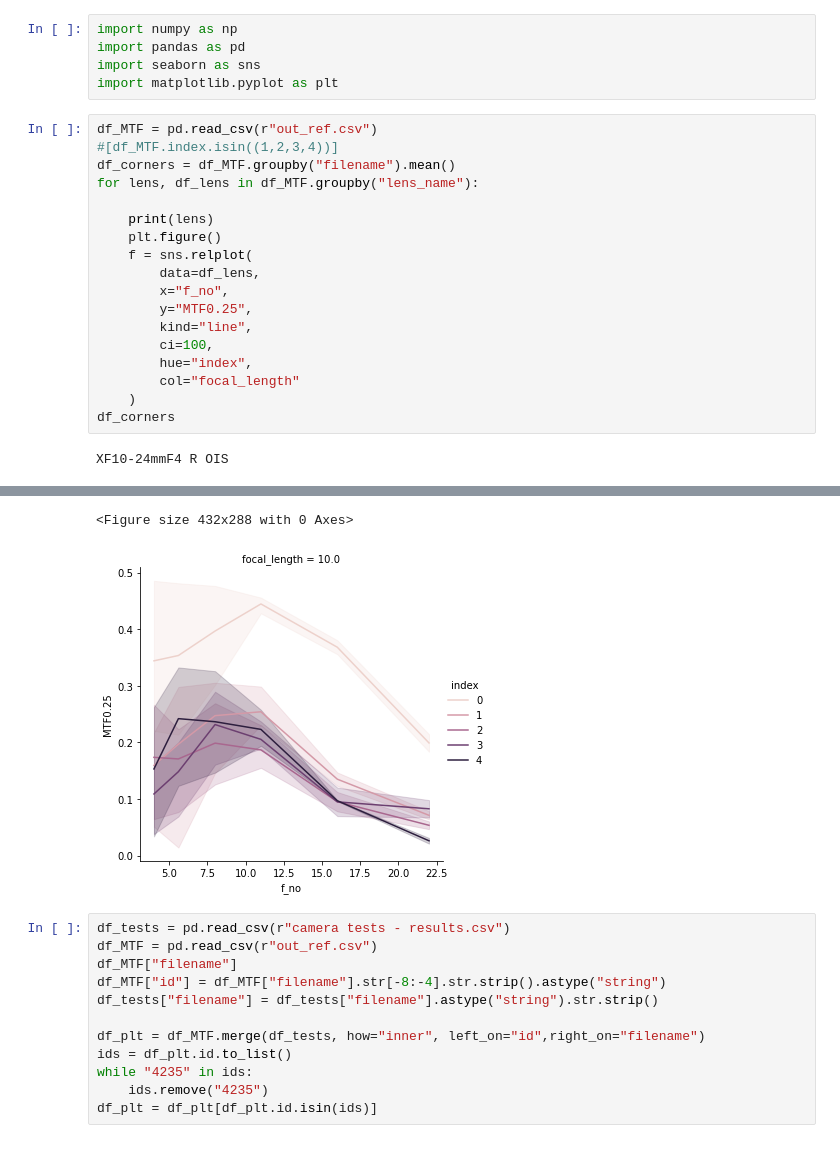
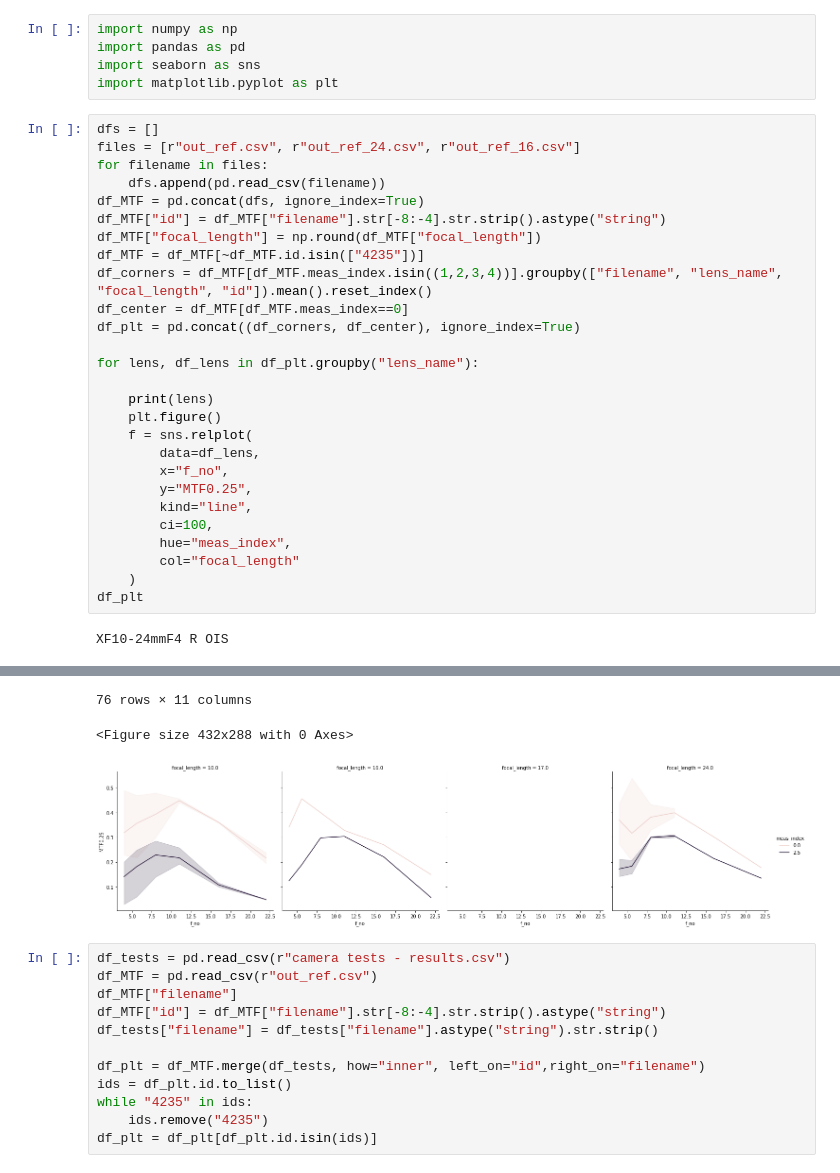
Before and after one commit to radbudgie/lensMTF, a Jupyter notebook: plot results.ipynb, the cells around one changed output, grey strips where cells are left out. Saved outputs shown, nothing was run; the diff lists cells and outputs as text.

```diff
--- a/plot results.ipynb
+++ b/plot results.ipynb
@@ -4,10 +4,19 @@ import pandas as pd
 import seaborn as sns
 import matplotlib.pyplot as plt
 # %%
-df_MTF = pd.read_csv(r"out_ref.csv")
-#[df_MTF.index.isin((1,2,3,4))]
-df_corners = df_MTF.groupby("filename").mean()
-for lens, df_lens in df_MTF.groupby("lens_name"):
+dfs = []
+files = [r"out_ref.csv", r"out_ref_24.csv", r"out_ref_16.csv"]
+for filename in files:
+    dfs.append(pd.read_csv(filename))
+df_MTF = pd.concat(dfs, ignore_index=True)
+df_MTF["id"] = df_MTF["filename"].str[-8:-4].str.strip().astype("string")
+df_MTF["focal_length"] = np.round(df_MTF["focal_length"])
+df_MTF = df_MTF[~df_MTF.id.isin(["4235"])]
+df_corners = df_MTF[df_MTF.meas_index.isin((1,2,3,4))].groupby(["filename", "lens_name", "focal_length", "id"]).mean().reset_index()
+df_center = df_MTF[df_MTF.meas_index==0]
+df_plt = pd.concat((df_corners, df_center), ignore_index=True)
+
+for lens, df_lens in df_plt.groupby("lens_name"):
 
     print(lens)
     plt.figure()
@@ -17,9 +26,9 @@ for lens, df_lens in df_MTF.groupby("lens_name"):
         y="MTF0.25",
         kind="line",
         ci=100,
-        hue="index",
+        hue="meas_index",
         col="focal_length"
     )
-df_corners
+df_plt
 # %% [output]
 XF10-24mmF4 R OIS
@@ -44,5 +47,6 @@ XF10-24mmF4 R OIS
-<Figure size 432x288 with 0 Axes>
+76 rows × 11 columns
+<Figure size 432x288 with 0 Axes>
-[figure, old version]
+[figure, new version]
 # %%
 df_tests = pd.read_csv(r"camera tests - results.csv")
 df_MTF = pd.read_csv(r"out_ref.csv")
```
Also changed, not shown: parts of 2 cells of this notebook, 1 other file.
